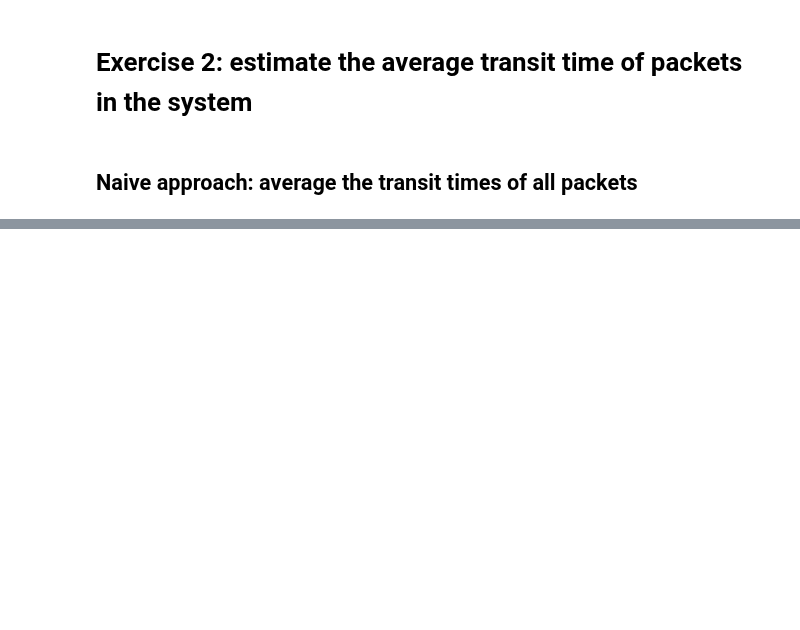
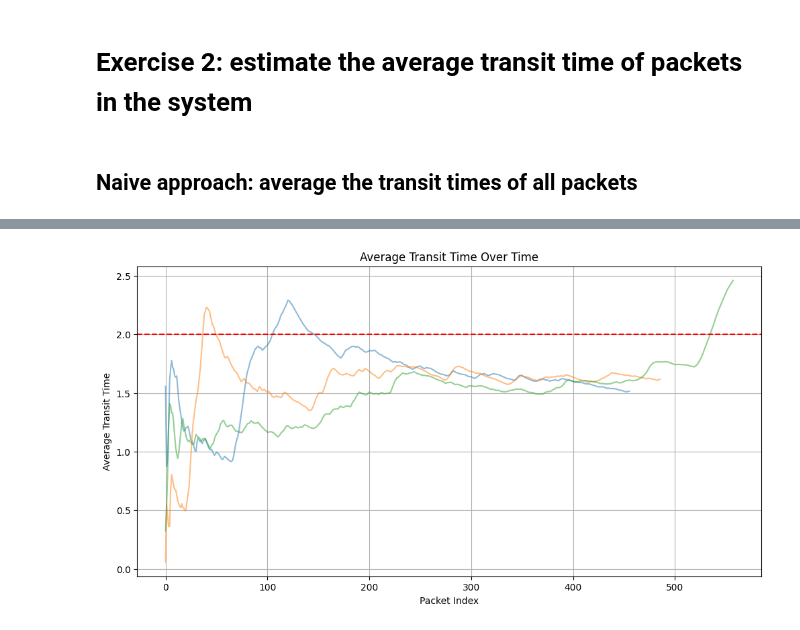
Before and after one commit to DaMole98/SPE-labs, a Jupyter notebook: HW-4/src/simulations.ipynb, the cells around one changed output, grey strips where cells are left out. Drawn from its saved outputs; the diff is of its cells as text; code cells hidden in the pictures; blank space fills up the shorter version.

```diff
--- a/HW-4/src/simulations.ipynb
+++ b/HW-4/src/simulations.ipynb
@@ -455,8 +465,8 @@ plt.show()
 # %% [markdown]
 # Exercise 2: estimate the average transit time of packets in the system
 # %%
-NUM_REPLICATIONS = 10
-NUM_TIME_UNITS = 1000
+NUM_REPLICATIONS = 3
+NUM_TIME_UNITS = 500
 
 lambda_ = 1.0
 mu = 1.5
@@ -537,3 +543,30 @@ IndexError: pop from empty list
+# %%
+plt.figure(figsize=(12, 6))
+
+transit_times_for_rep = get_transit_times(sim_results)
+
+for rep in transit_times_for_rep:
+    avg_transit_time_over_time = np.cumsum(rep) / np.arange(1, len(rep) + 1)
+    plt.plot(
+        avg_transit_time_over_time, alpha=0.5, label="Cumulative Mean Transit Time"
+    )
+
+    # plt.plot(rep, alpha=0.1, label="Replication Transit Times")
+
+plt.axhline(
+    y=1 / (mu - lambda_),
+    label="Theoretical Mean Transit Time",
+    color="red",
+    linestyle="--",
+)
+
+plt.xlabel("Packet Index")
+plt.ylabel("Average Transit Time")
+plt.title("Average Transit Time Over Time")
+plt.grid()
+plt.show()
+# %% [output]
+[figure, added]
 # %%
 # Plot the histogram of transit times
 
```
Also changed, not shown: parts of 3 cells of this notebook.
